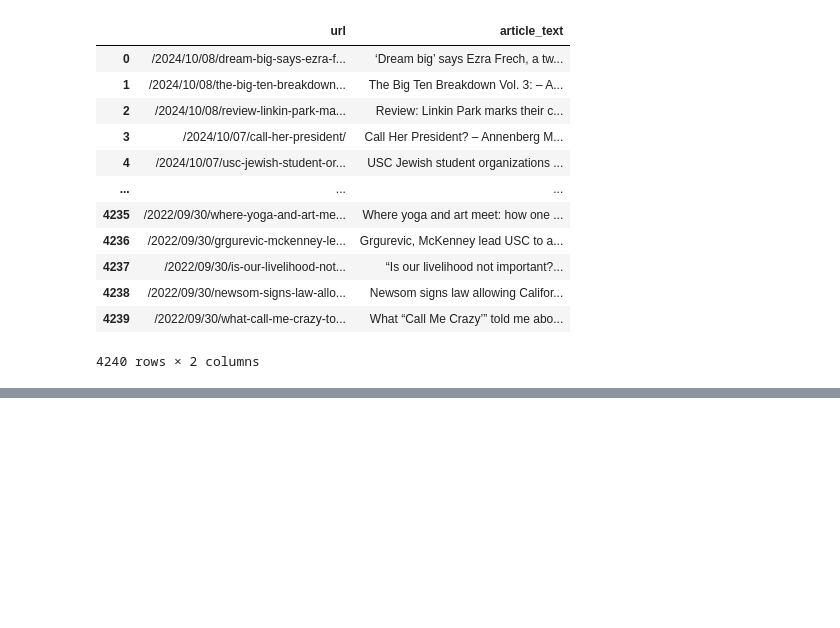
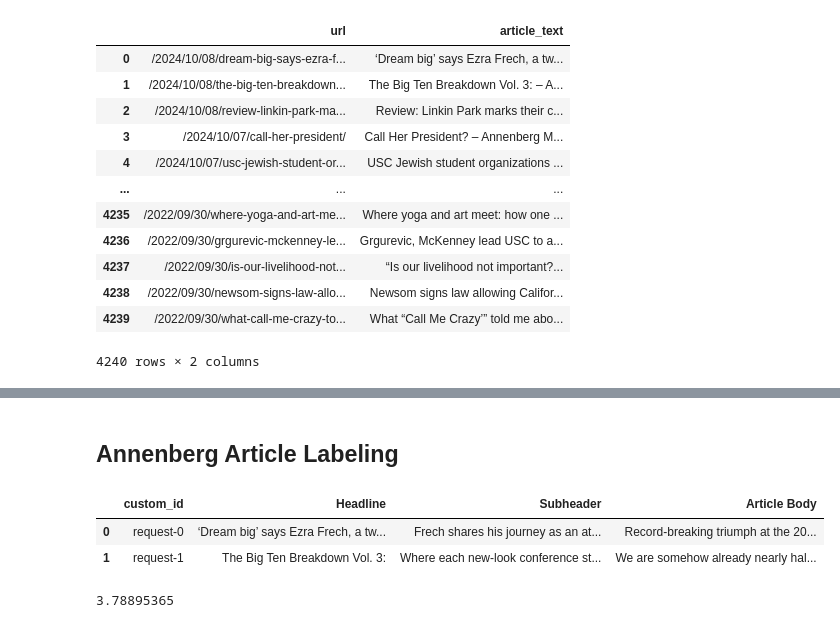
Before and after one commit to alex2awesome/news-discourse-students, a Jupyter notebook: notebooks/2024-10-08__scrape-annenberg-media.ipynb, the cells around one changed output, grey strips where cells are left out. Cells and saved outputs as stored; diff of their text form; code cells hidden in the pictures; blank space fills up the shorter version.

```diff
--- a/notebooks/2024-10-08__scrape-annenberg-media.ipynb
+++ b/notebooks/2024-10-08__scrape-annenberg-media.ipynb
@@ -111,0 +466,26 @@ article_df
+# %% [markdown]
+## Annenberg Article Labeling
+# %%
+import ast
+def robust_json_parse(x):
+    try:
+        return json.loads(x)
+    except:
+        try:
+            return ast.literal_eval(x)
+        except:
+            return None
+
+import spacy
+import sys
+sys.path.insert(0, '../app/app/')
+from tqdm.auto import tqdm
+import jsonlines
+import pandas as pd
+
+nlp = spacy.load('en_core_web_lg', disable=["tagger", "parser", "ner", "lemmatizer", "attribute_ruler", "tok2vec", "morphologizer"])
+for pipe in list(nlp.pipe_names):
+    nlp.remove_pipe(pipe)
+nlp.add_pipe("sentencizer")
+
+all_cleaned_articles = list(jsonlines.open('openai_batched_data/cleaned_articles_with_headlines-1.jsonl'))
@@ -111,0 +509,6 @@ article_df
+# %%
+all_cleaned_article_df.head(2)
+# %% [output]
+|  | custom_id | Headline | Subheader | Article Body |
+| 0 | request-0 | ‘Dream big’ says Ezra Frech, a tw... | Frech shares his journey as an at... | Record-breaking triumph at the 20... |
+| 1 | request-1 | The Big Ten Breakdown Vol. 3: | Where each new-look conference st... | We are somehow already nearly hal... |
@@ -111,0 +563,4 @@ article_df
+# %%
+(prompt_lens.sum() / 1_000_000 * 0.150) / 2
+# %% [output]
+3.78895365
```
Also changed, not shown: parts of 97 cells of this notebook, 21 other files.
